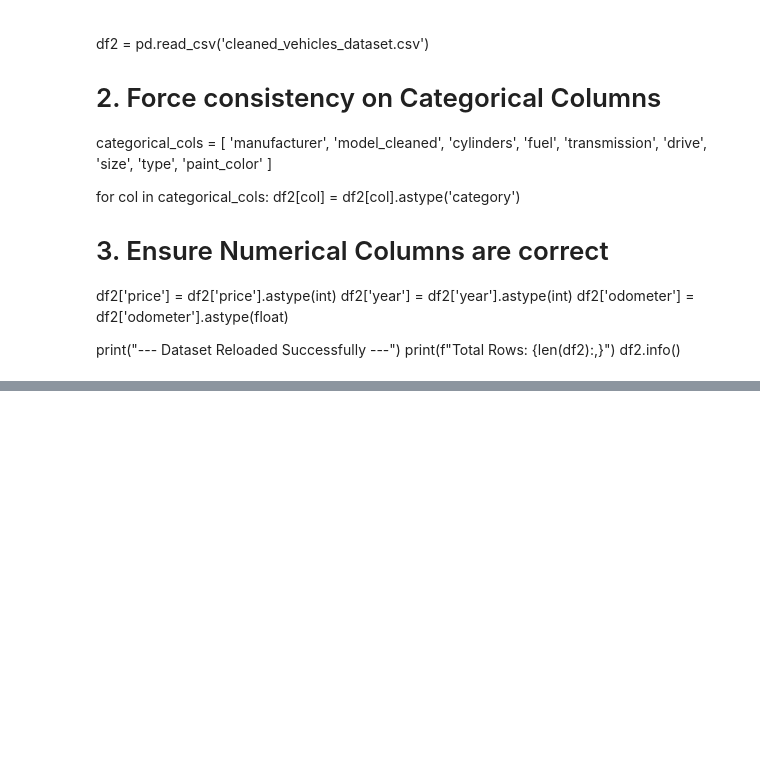
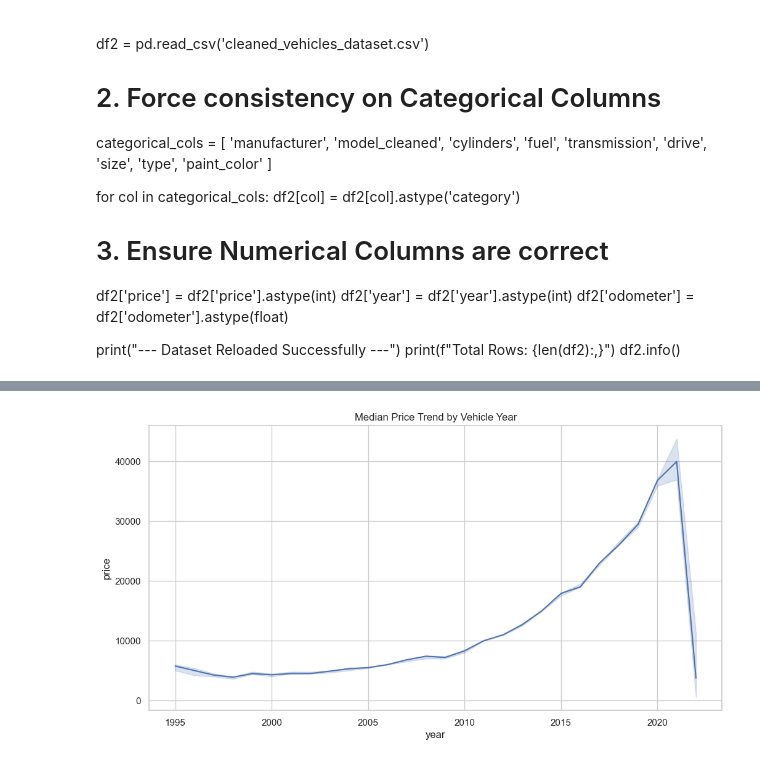
Before and after one commit to jayc888/Proyecto_nuevo_2026, a Jupyter notebook: src/explore.ipynb, the cells around one changed output, grey strips where cells are left out. Saved outputs shown, nothing was run; the diff lists cells and outputs as text; code cells hidden in the pictures; blank space fills up the shorter version.

```diff
--- a/src/explore.ipynb
+++ b/src/explore.ipynb
@@ -1077,0 +1087,9 @@ df2.info()
+# %%
+# Visualizing the relationship between Year and Price
+plt.figure(figsize=(12, 6))
+sns.lineplot(data=df2, x='year', y='price', estimator='median')
+plt.title('Median Price Trend by Vehicle Year')
+plt.grid(True)
+plt.show()
+# %% [output]
+[figure, added]
```
Also changed, not shown: parts of 6 cells of this notebook, 1 other file.
